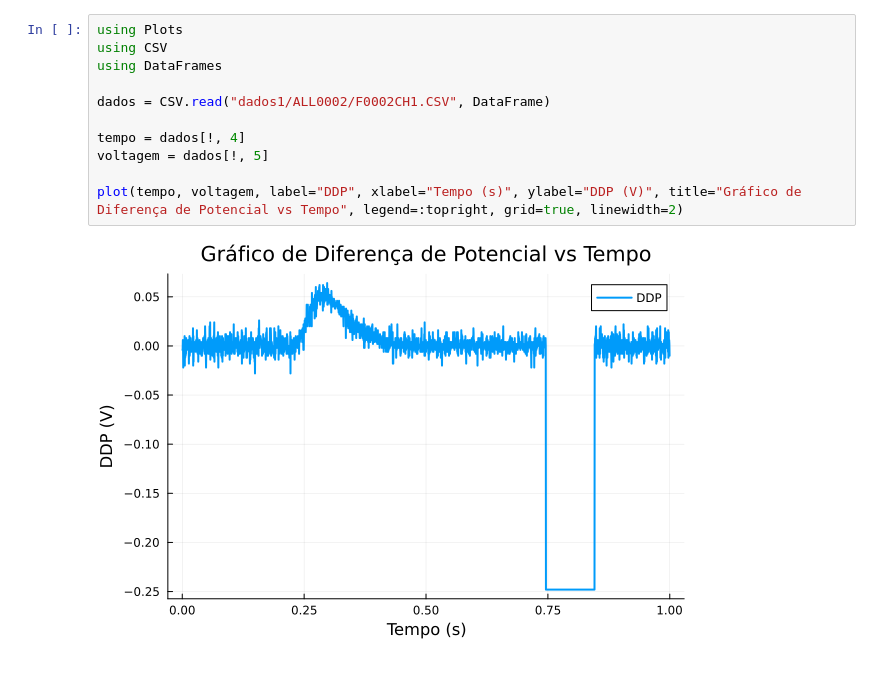
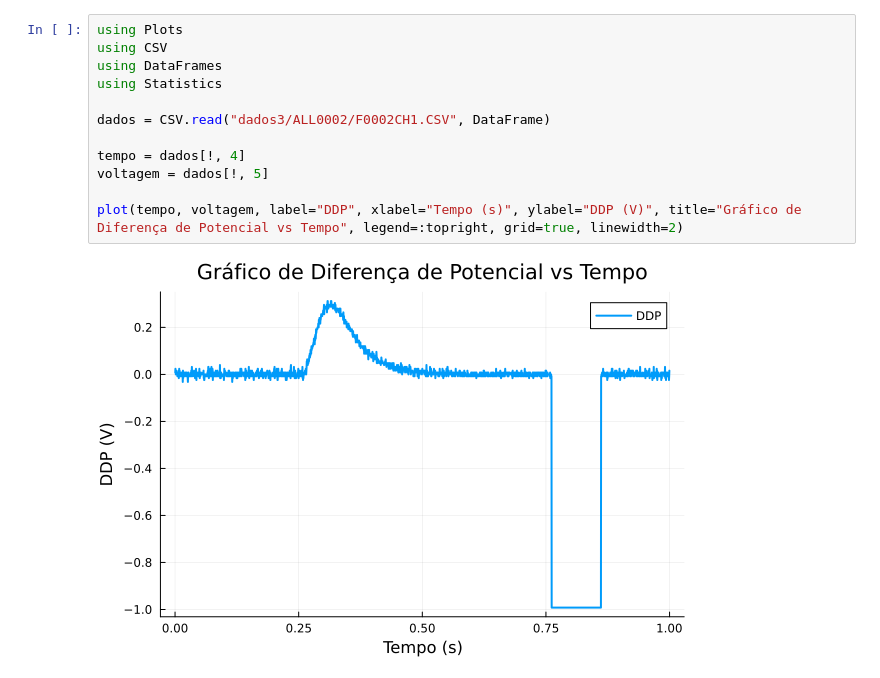
Before and after one commit to pedro-hro/Relatorio_6-ExperimentalIII, a Jupyter notebook: analise.ipynb, the cells around one changed output. Drawn from its saved outputs; the diff is of its cells as text.

```diff
--- a/analise.ipynb
+++ b/analise.ipynb
@@ -1,16 +1,17 @@
 # %%
 using Plots
 using CSV
 using DataFrames
+using Statistics
 
-dados = CSV.read("dados1/ALL0002/F0002CH1.CSV", DataFrame)
+dados = CSV.read("dados3/ALL0002/F0002CH1.CSV", DataFrame)
 
 tempo = dados[!, 4]
 voltagem = dados[!, 5]
 
 plot(tempo, voltagem, label="DDP", xlabel="Tempo (s)", ylabel="DDP (V)", title="Gráfico de Diferença de Potencial vs Tempo", legend=:topright, grid=true, linewidth=2)
 # %% [output]
-[figure, old version]
+[figure, new version]
 # %%
 function trapezio(x, y, x0, xN, y_min)
     mask = (x .>= x0) .& (x .<= xN) .& (y .>= y_min)
```
Also changed, not shown: parts of 4 cells of this notebook.
